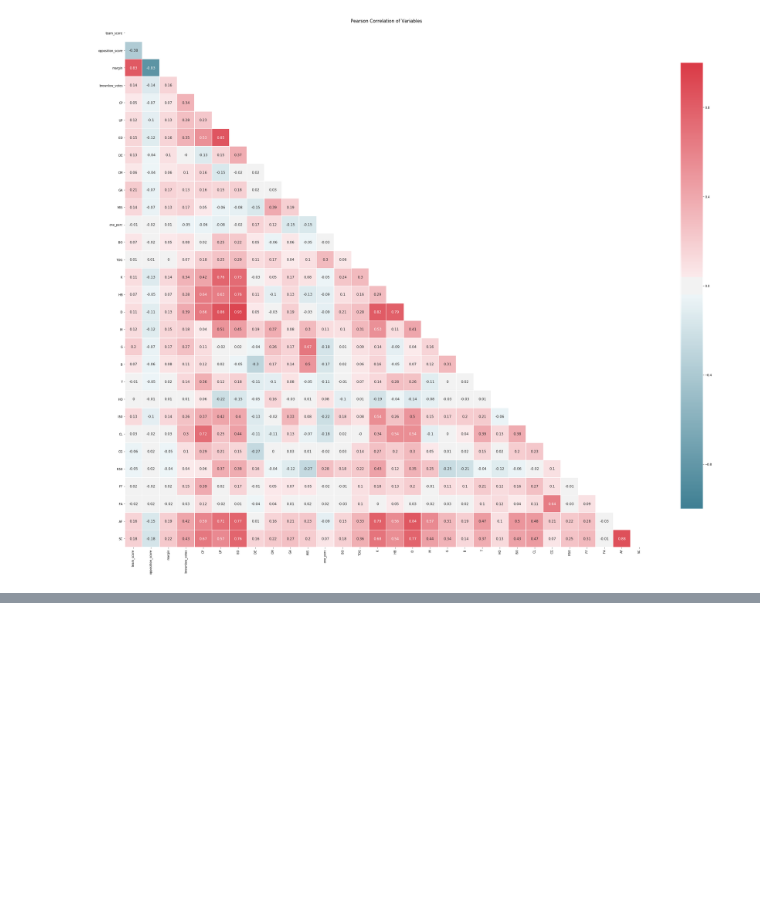
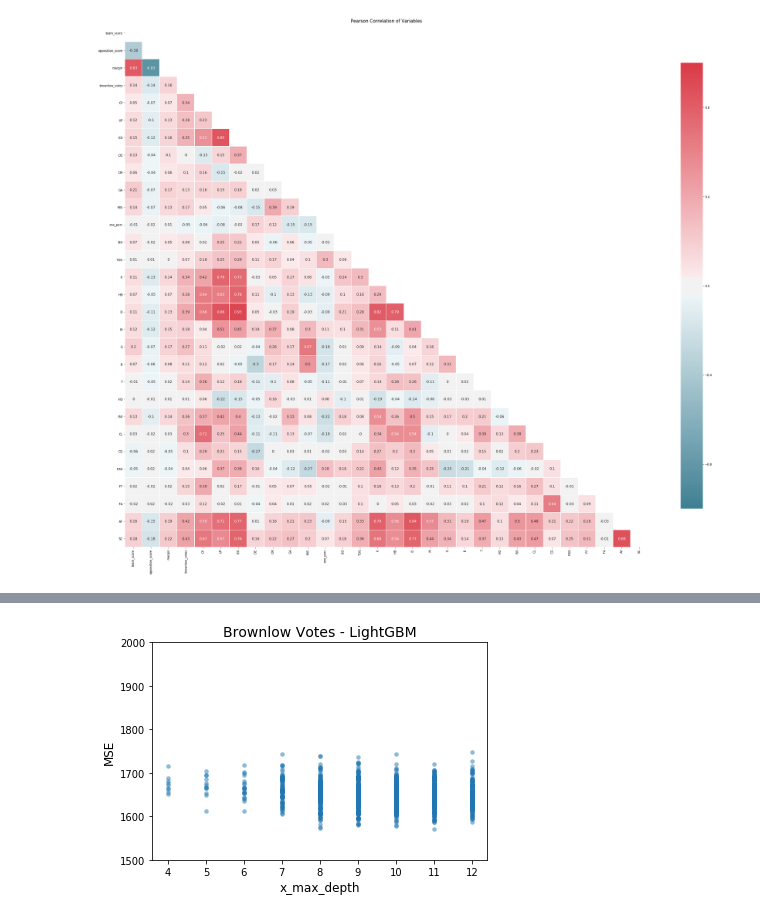
Before and after one commit to dstatz/Brownlow-Datathon, a Jupyter notebook: brownlow-predict.ipynb, the cells around one changed output, grey strips where cells are left out. Saved outputs shown, nothing was run; the diff lists cells and outputs as text; code cells hidden in the pictures; blank space fills up the shorter version.

```diff
--- a/brownlow-predict.ipynb
+++ b/brownlow-predict.ipynb
@@ -107,0 +233,11 @@ y_test = test['brownlow_votes']
+# %%
+f, ax = plt.subplots(1)
+xs = [t['misc']['vals']['x_max_depth'] for t in trials.trials]
+ys = [t['result']['loss'] for t in trials.trials]
+ax.scatter(xs, ys, s=20, linewidth=0.01, alpha=0.5)
+ax.set_ylim(y_lims)
+ax.set_title('Brownlow Votes - LightGBM', fontsize=14)
+ax.set_xlabel('x_max_depth', fontsize=12)
+ax.set_ylabel('MSE', fontsize=12);
+# %% [output]
+[figure, added]
```
Also changed, not shown: parts of 25 cells of this notebook, 2 other files.
